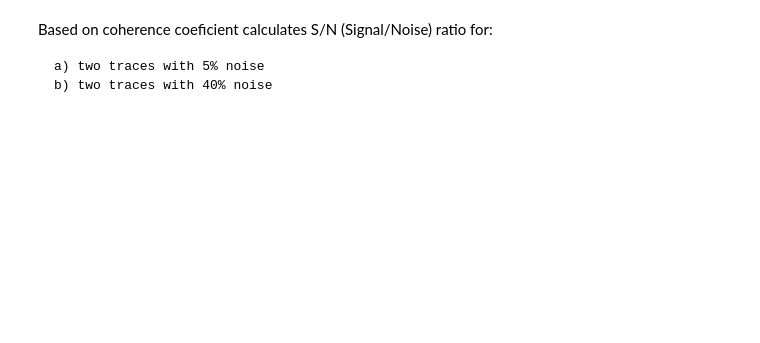
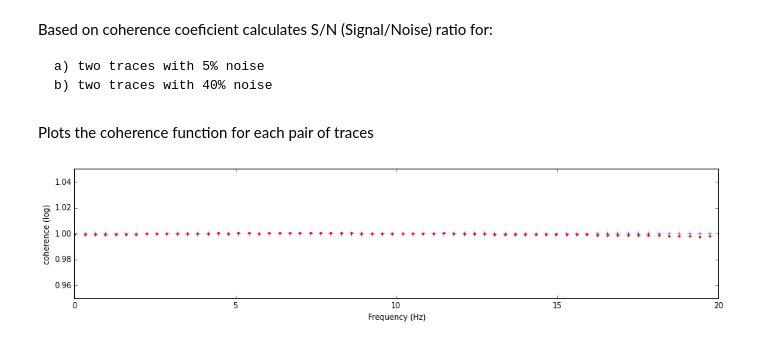
Before and after one commit to eusoubrasileiro/geonumerics, a Jupyter notebook: ipython_notebooks/SN ratio coherence.ipynb, the cells around one changed output. Drawn from its saved outputs; the diff is of its cells as text; code cells hidden in the pictures; blank space fills up the shorter version.

```diff
--- a/ipython_notebooks/SN ratio coherence.ipynb
+++ b/ipython_notebooks/SN ratio coherence.ipynb
@@ -103,3 +153,26 @@ Based on coherence coeficient calculates S/N (Signal/Noise) ratio for:
 
     a) two traces with 5% noise
     b) two traces with 40% noise
+# %% [markdown]
+Plots the coherence function for each pair of traces
+# %%
+fs = np.fft.fftfreq(n, 3.14159/n)
+c0 = coherence(y0, y1)
+c1 = coherence(y2, y3)
+#db = 1.0
+#c0 = 10*np.log(c0/db)
+#c1 = 10*np.log(c1/db)
+pylab.figure(figsize=(15,3))
+ax = pylab.subplot(111)
+ax.plot(fs[:n/2], c0[:n/2], '+b')
+pylab.legend()
+ax.plot(fs[:n/2], c1[:n/2], '.r')
+pylab.legend()
+pylab.xlim(0, 20) # just the range of frequencies we did input
+#pylab.yscale('log')
+pylab.ylim(0.95, 1.05)
+pylab.ylabel('coherence (log)')
+pylab.xlabel('Frequency (Hz)')
+pylab.show()
+# %% [output]
+[figure, added]
```
Also changed, not shown: parts of 17 cells of this notebook, 1 other file.
